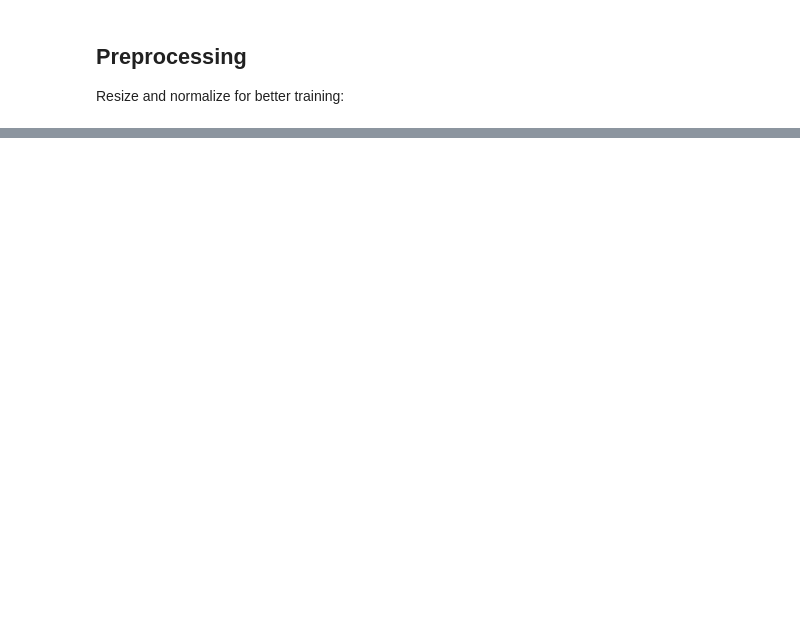
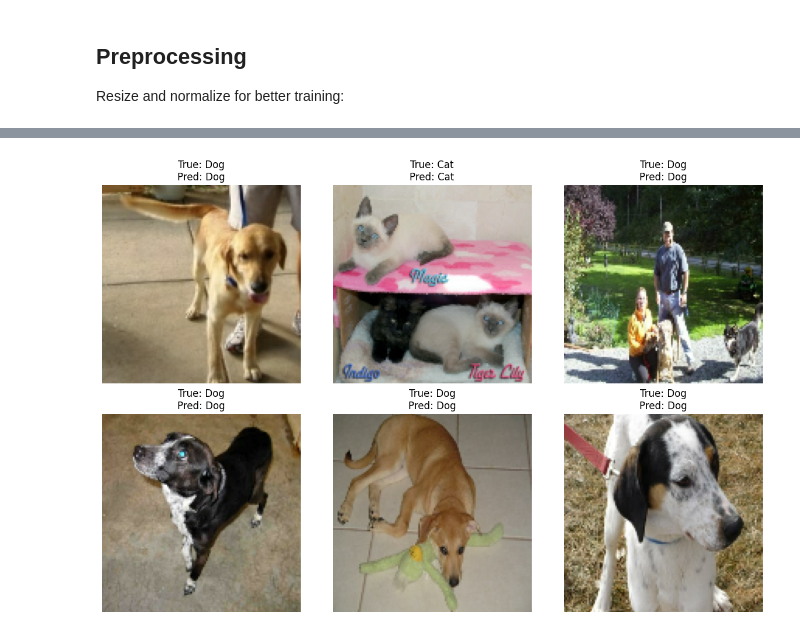
Before and after one commit to Rontim/GPU-Parallel-Processing-AI, a Jupyter notebook: ai_with_gpu/cnn_gpu_cat_dog_classifier.ipynb, the cells around one changed output, grey strips where cells are left out. Saved outputs shown, nothing was run; the diff lists cells and outputs as text; code cells hidden in the pictures; blank space fills up the shorter version.

```diff
--- a/ai_with_gpu/cnn_gpu_cat_dog_classifier.ipynb
+++ b/ai_with_gpu/cnn_gpu_cat_dog_classifier.ipynb
@@ -37,0 +122,6 @@ val = val_ds.map(format_image).batch(32).prefetch(1)
+# %%
+# Take one batch of validation data
+for images, labels in val.take(1):
+    sample_images = images.numpy()
+    sample_labels = labels.numpy()
+    break
@@ -37,0 +136,15 @@ val = val_ds.map(format_image).batch(32).prefetch(1)
+# %%
+class_names = ['Cat', 'Dog']
+
+plt.figure(figsize=(12, 8))
+
+for i in range(6):  # Display first 6 predictions
+    plt.subplot(2, 3, i+1)
+    plt.imshow(sample_images[i])
+    plt.title(f"True: {class_names[sample_labels[i]]}\nPred: {class_names[predicted_classes[i]]}")
+    plt.axis('off')
+
+plt.tight_layout()
+plt.show()
+# %% [output]
+[figure, added]
```
Also changed, not shown: parts of 10 cells of this notebook.
